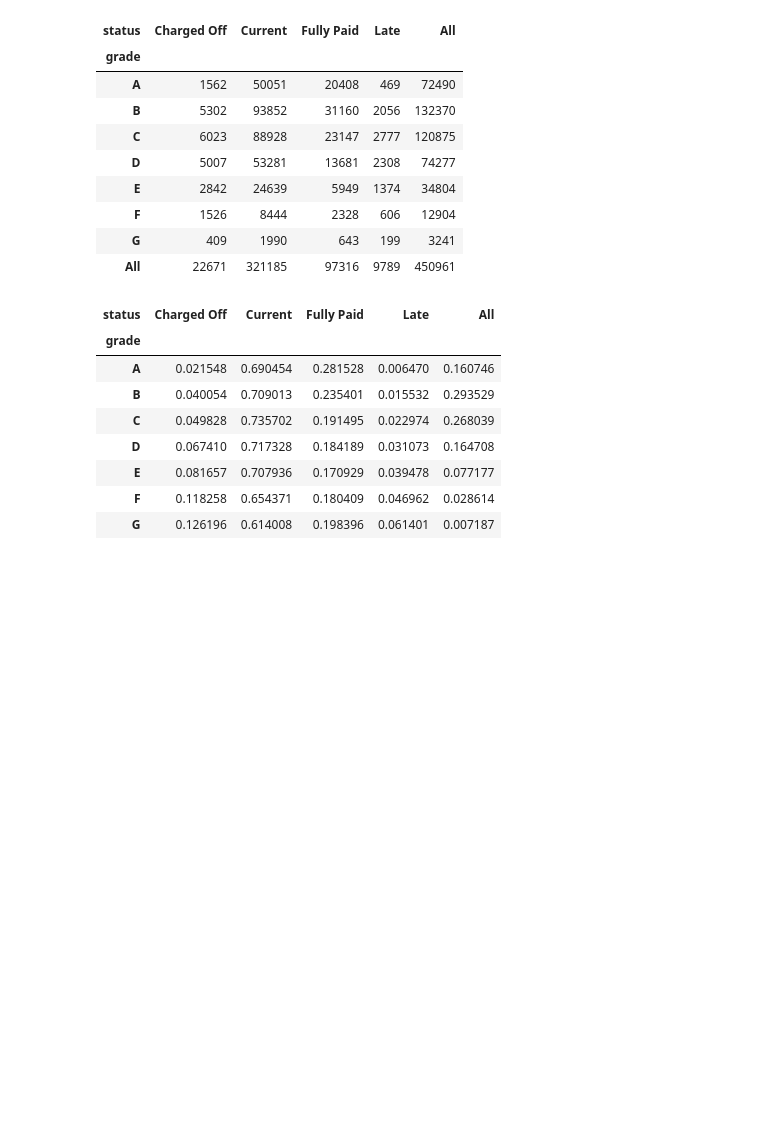
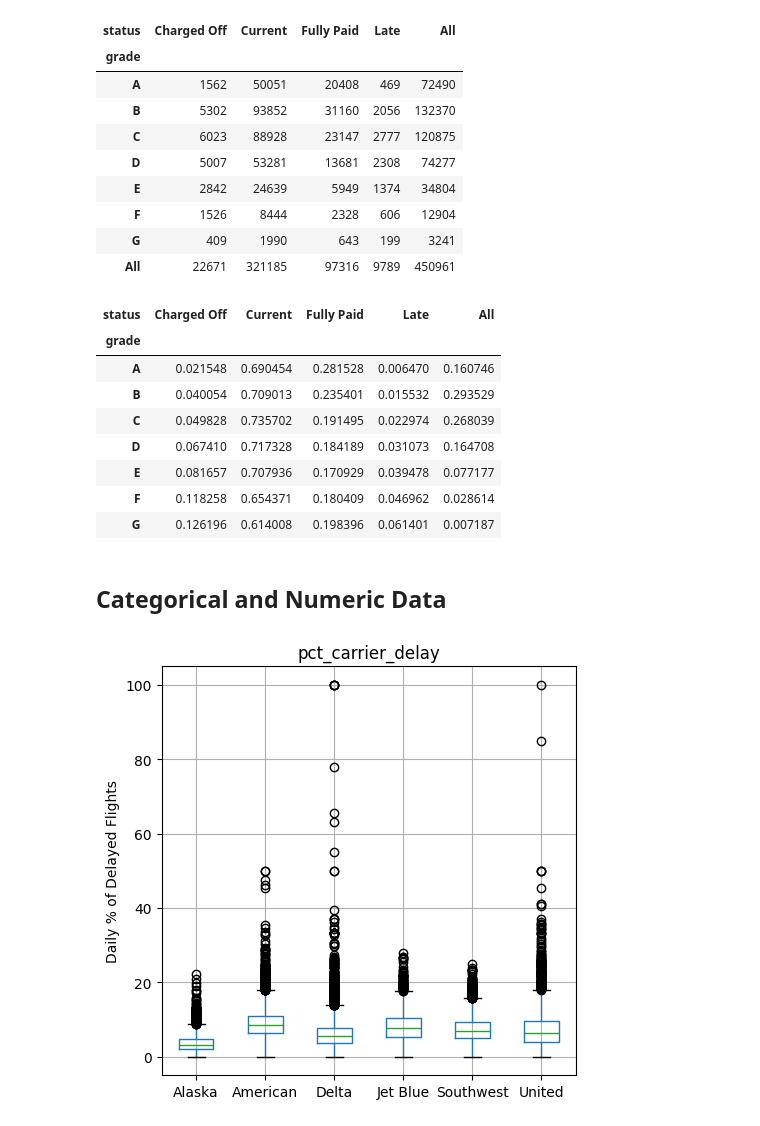
Before and after one commit to gunabalan-0411/data_science_notes, a Jupyter notebook: Code/Statistics/Chapter 1 - Exploratory Data Analysis.ipynb, the cells around one changed output. Drawn from its saved outputs; the diff is of its cells as text; code cells hidden in the pictures; blank space fills up the shorter version.

Commit message:
Day 25 Data Science
Statistics - Categorical and Numeric data, Box Plot Python implementation

```diff
--- a/Code/Statistics/Chapter 1 - Exploratory Data Analysis.ipynb
+++ b/Code/Statistics/Chapter 1 - Exploratory Data Analysis.ipynb
@@ -436,3 +436,18 @@ display(perc_crosstab)
 | E | 0.081657 | 0.707936 | 0.170929 | 0.039478 | 0.077177 |
 | F | 0.118258 | 0.654371 | 0.180409 | 0.046962 | 0.028614 |
 | G | 0.126196 | 0.614008 | 0.198396 | 0.061401 | 0.007187 |
+# %% [markdown]
+## Categorical and Numeric Data
+# %%
+airline_stats = pd.read_csv(AIRLINE_STATS_CSV)
+airline_stats.head()
+ax = airline_stats.boxplot(by='airline', column='pct_carrier_delay',
+                           figsize=(5, 5))
+ax.set_xlabel('')
+ax.set_ylabel('Daily % of Delayed Flights')
+plt.suptitle('')
+
+plt.tight_layout()
+plt.show()
+# %% [output]
+[figure, added]
```
